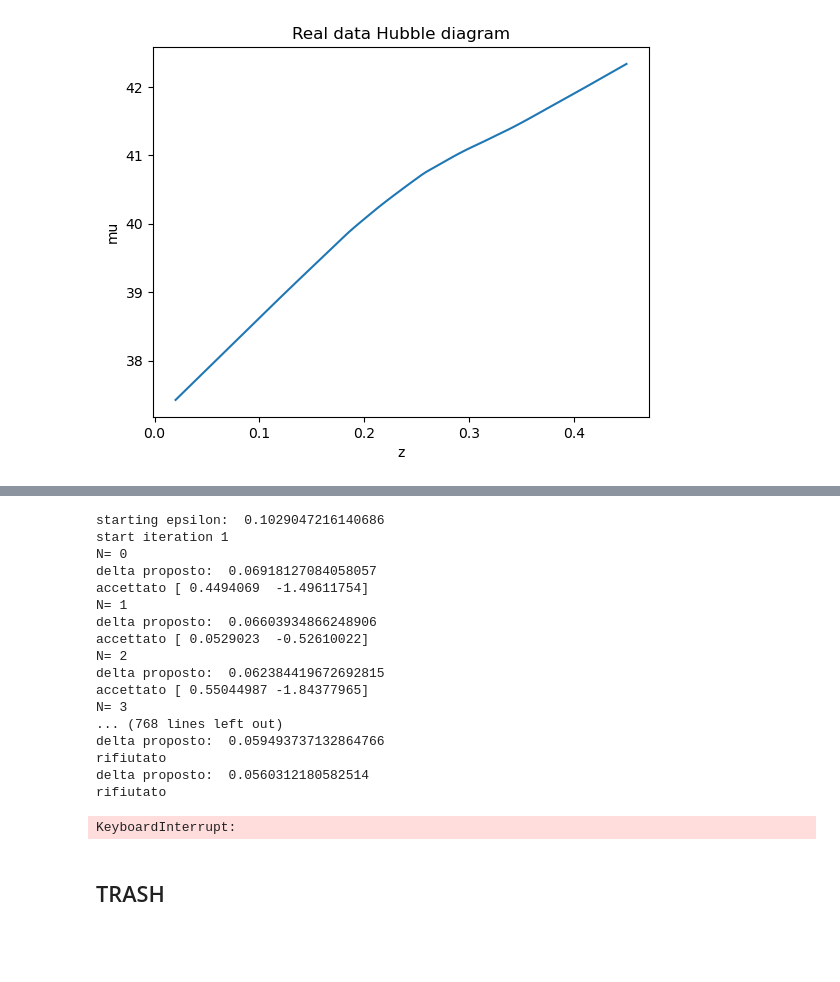
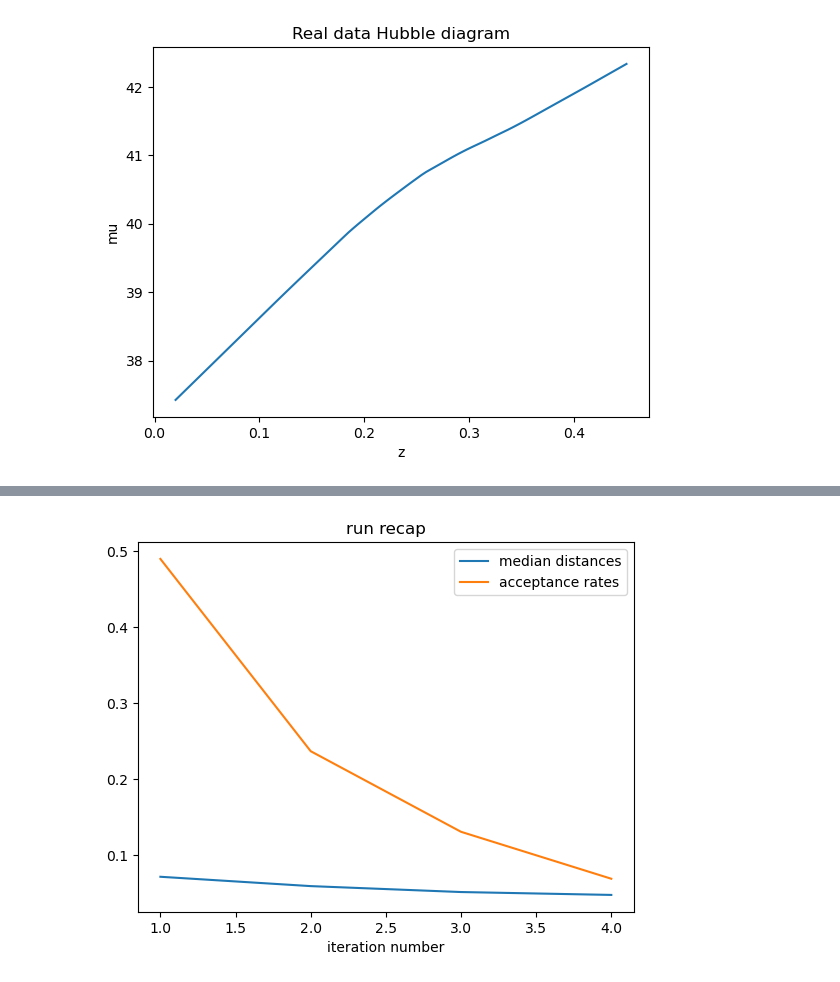
Before and after one commit to margherita-lera/SMC-ABC-for-Supernovae-Ia, a Jupyter notebook: smcabc.ipynb, the cells around one changed output, grey strips where cells are left out. Saved outputs shown, nothing was run; the diff lists cells and outputs as text; code cells hidden in the pictures; blank space fills up the shorter version.

```diff
--- a/smcabc.ipynb
+++ b/smcabc.ipynb
@@ -79,5 +78,12 @@ tau_square=2*np.cov(theta_t, rowvar=False)
 # %%
+eps= []
+medians=[]
+acc_rates=[]
+
+medians.append(np.median(distances))
 epsilon_t = np.percentile(distances,q=75)
+eps.append(epsilon_t)
+acc_rates.append(1.)
 print('starting epsilon: ',epsilon_t)
 k=0
 #for t in range(2,T):
@@ -87,11 +93,13 @@ while epsilon_t > 0.033:
     theta_new=[] # diventerà il nuovo theta_t
     weights_new=[] # diventeranno il nuovo w
     distances_new=[]
+    n_proposals=0
 
     # Voglio N particles che mi piacciono. Alla fine aggiornerò pesi e epsilon
     for i in range(N):
         print('N=',i)
         while True:
+            n_proposals+=1
             # sample particle
             idx=rng.choice(range(N),p=w)
             theta_star=theta_t[idx]
@@ -101,7 +109,11 @@ while epsilon_t > 0.033:
             if not ((0<theta_i_t[0]<1) and (-3<theta_i_t[1]<0)): continue
             #print(theta_i_t)
             # simulate z and mu given choice of theta
-            mu_i_t, z_i_t= f.sim_wrapper(theta_i_t,'prova')
+            try:
+                mu_i_t, z_i_t= f.sim_wrapper(theta_i_t,'prova',speak=True)
+            except:
+                print('ERROR: simulation process failed')
+                continue
             z_i_t,mu_i_t=(f.smoother(z_i_t,mu_i_t))
 
             # create summary statistics
@@ -127,8 +139,16 @@ while epsilon_t > 0.033:
 
 
     ### Ora ho N particles che mi piacciono. Aggiorno tutto
+    print('new theta done! Iteration',k)
+    print('acceptance rate: ', N/n_proposals)
+    acc_rates.append(N/n_proposals)
 
-    print('new theta done! Iteration',k)
+    # se media e mediana salgono, tau troppo largo.
+    print('mean distances: ',np.mean(distances_new))
+    print('median distances: ',np.median(distances_new))
+    medians.append(np.median(distances_new))
+
+
     # w update
     weights_new=np.array(weights_new)
     w = weights_new / np.sum(weights_new)
@@ -138,27 +158,18 @@ while epsilon_t > 0.033:
 
     #epsilon update
     epsilon_t= np.percentile(distances_new,q=50)
+    eps.append(epsilon_t)
     print('epsilon: ',epsilon_t)
-# è finita. Ho il mio vettore theta di 500 particelle che seguono la posterior.
-tau_square=2*np.cov(theta_t.T,aweights=w,bias=False)
+    tau_square=2*np.cov(theta_t.T,aweights=w,bias=False)
+    # è finita. Ho il mio vettore theta di 500 particelle che seguono la posterior.
-# %% [output]
-starting epsilon:  0.1029047216140686
-start iteration 1
-N= 0
-delta proposto:  0.06918127084058057
-accettato [ 0.4494069  -1.49611754]
-N= 1
-delta proposto:  0.06603934866248906
-accettato [ 0.0529023  -0.52610022]
-N= 2
-delta proposto:  0.062384419672692815
-accettato [ 0.55044987 -1.84377965]
-N= 3
-... (768 lines left out)
-delta proposto:  0.059493737132864766
-rifiutato
-delta proposto:  0.0560312180582514
-rifiutato
-KeyboardInterrupt:
-# %% [markdown]
-## TRASH
+# %%
+#plt.plot(range(len(eps)),eps,label='epsilon')
+plt.plot(range(1,len(medians)+1),medians,label='median distances')
+plt.plot(range(1,len(acc_rates)+1),acc_rates, label='acceptance rates')
+
+plt.title ('run recap')
+plt.xlabel('iteration number')
+plt.legend()
+plt.show()
+# %% [output]
+[figure, added]
```
Also changed, not shown: parts of 5 cells of this notebook, 1 other file.
